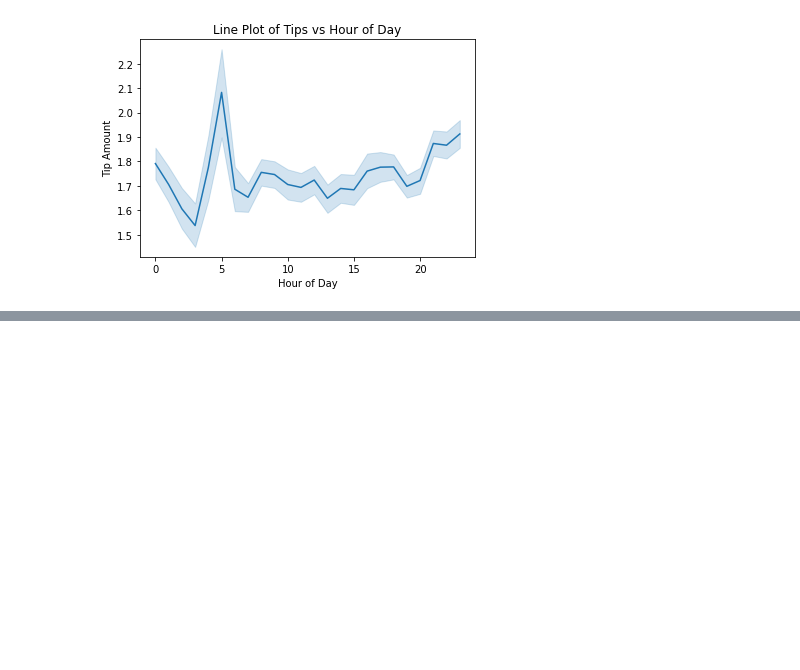
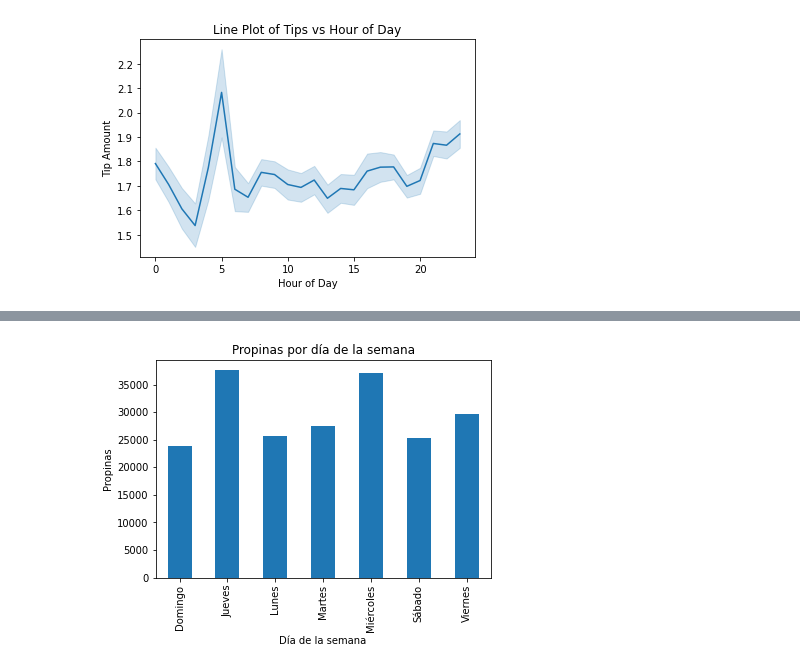
Before and after one commit to Luis-Eduardo-P-Ch/Programacion-para-el-Analisis-de-datos, a Jupyter notebook: Análisis Preliminar de Taxis 2.ipynb, the cells around one changed output, grey strips where cells are left out. Cells and saved outputs as stored; diff of their text form; code cells hidden in the pictures; blank space fills up the shorter version.

```diff
--- a/Análisis Preliminar de Taxis 2.ipynb
+++ b/Análisis Preliminar de Taxis 2.ipynb
@@ -301,0 +337,23 @@ plt.show()
+# %%
+# Convertir la columna "tpep_pickup_datetime" a tipo datetime y extraer el día de la semana
+df['pickup_dayofweek'] = pd.to_datetime(df['tpep_pickup_datetime']).dt.dayofweek
+
+# Mapear los números del día de la semana a nombres
+day_names = ['Lunes', 'Martes', 'Miércoles', 'Jueves', 'Viernes', 'Sábado', 'Domingo']
+df['pickup_dayofweek'] = df['pickup_dayofweek'].map(lambda x: day_names[x])
+
+# Agrupar los datos por día de la semana y sumar las propinas
+tips_by_dayofweek = df.groupby('pickup_dayofweek')['tip_amount'].sum()
+
+# Crear un gráfico de barras
+tips_by_dayofweek.plot(kind='bar')
+
+# Agregar etiquetas y título al gráfico
+plt.xlabel('Día de la semana')
+plt.ylabel('Propinas')
+plt.title('Propinas por día de la semana')
+
+# Mostrar el gráfico
+plt.show()
+# %% [output]
+[figure, added]
```
Also changed, not shown: parts of 19 cells of this notebook.
